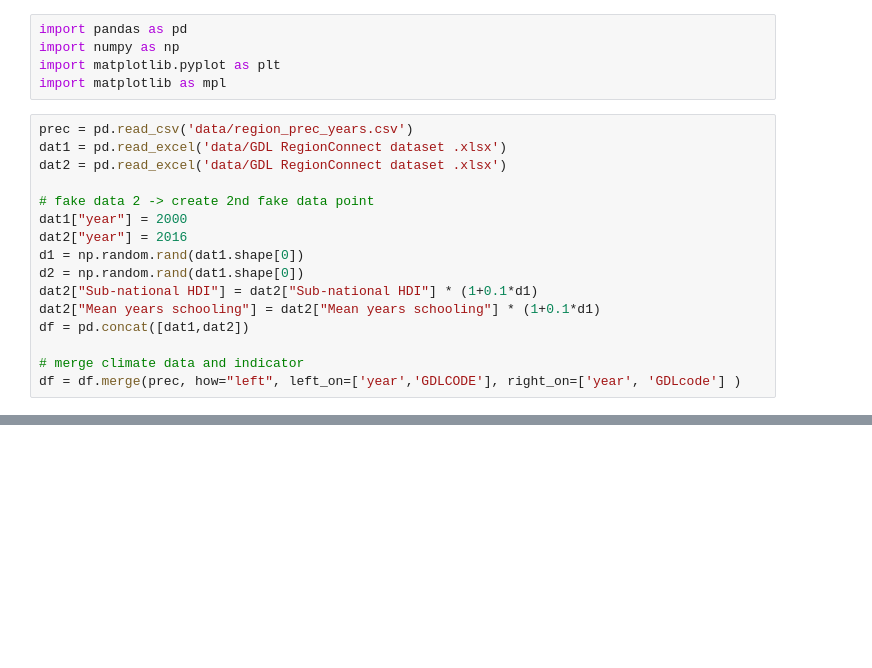
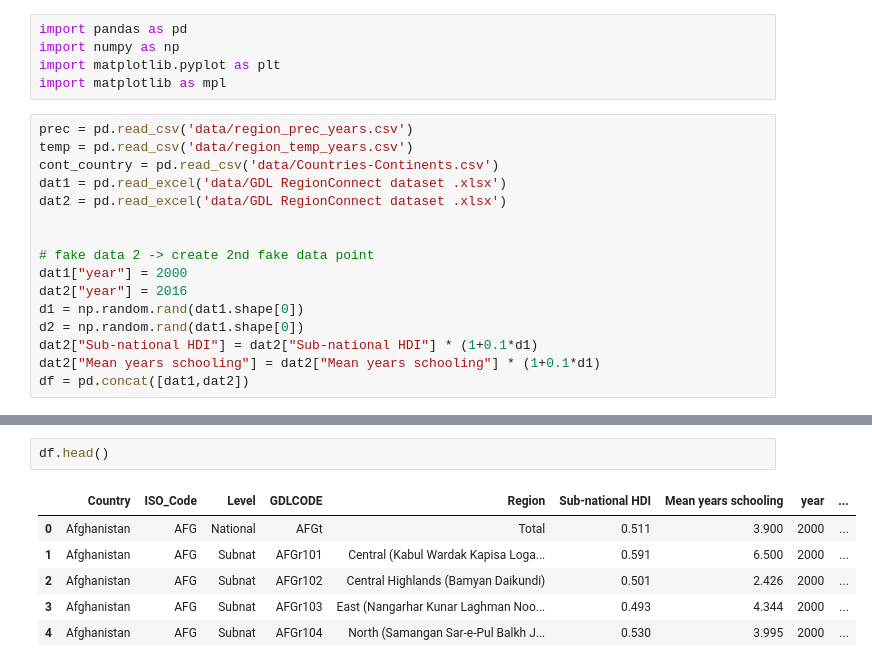
Before and after one commit to mcc-apsis/CVM3, a Jupyter notebook: figure_impact.ipynb, the cells around one changed output, grey strips where cells are left out. Cells and saved outputs as stored; diff of their text form; blank space fills up the shorter version.

```diff
--- a/figure_impact.ipynb
+++ b/figure_impact.ipynb
@@ -5,8 +5,11 @@ import matplotlib.pyplot as plt
 import matplotlib as mpl
 # %%
 prec = pd.read_csv('data/region_prec_years.csv')
+temp = pd.read_csv('data/region_temp_years.csv')
+cont_country = pd.read_csv('data/Countries-Continents.csv')
 dat1 = pd.read_excel('data/GDL RegionConnect dataset .xlsx')
 dat2 = pd.read_excel('data/GDL RegionConnect dataset .xlsx')
+
 
 # fake data 2 -> create 2nd fake data point
 dat1["year"] = 2000
@@ -16,6 +19,3 @@ d2 = np.random.rand(dat1.shape[0])
 dat2["Sub-national HDI"] = dat2["Sub-national HDI"] * (1+0.1*d1)
 dat2["Mean years schooling"] = dat2["Mean years schooling"] * (1+0.1*d1)
 df = pd.concat([dat1,dat2])
-
-# merge climate data and indicator
-df = df.merge(prec, how="left", left_on=['year','GDLCODE'], right_on=['year', 'GDLcode'] )
@@ -22,3 +27,12 @@ df = df.merge(prec, how="left", left_on=['year','GDLCODE'], right_on=['year', 'G
+# %%
+df.head()
+# %% [output]
+|  | Country | ISO_Code | Level | GDLCODE | Region | Sub-national HDI | Mean years schooling | year | ... |
+| 0 | Afghanistan | AFG | National | AFGt | Total | 0.511 | 3.900 | 2000 | ... |
+| 1 | Afghanistan | AFG | Subnat | AFGr101 | Central (Kabul Wardak Kapisa Loga... | 0.591 | 6.500 | 2000 | ... |
+| 2 | Afghanistan | AFG | Subnat | AFGr102 | Central Highlands (Bamyan Daikundi) | 0.501 | 2.426 | 2000 | ... |
+| 3 | Afghanistan | AFG | Subnat | AFGr103 | East (Nangarhar Kunar Laghman Noo... | 0.493 | 4.344 | 2000 | ... |
+| 4 | Afghanistan | AFG | Subnat | AFGr104 | North (Samangan Sar-e-Pul Balkh J... | 0.530 | 3.995 | 2000 | ... |
 # %%
 year1 = 2000
 year2 = 2016
```
Also changed, not shown: parts of 4 cells of this notebook.
